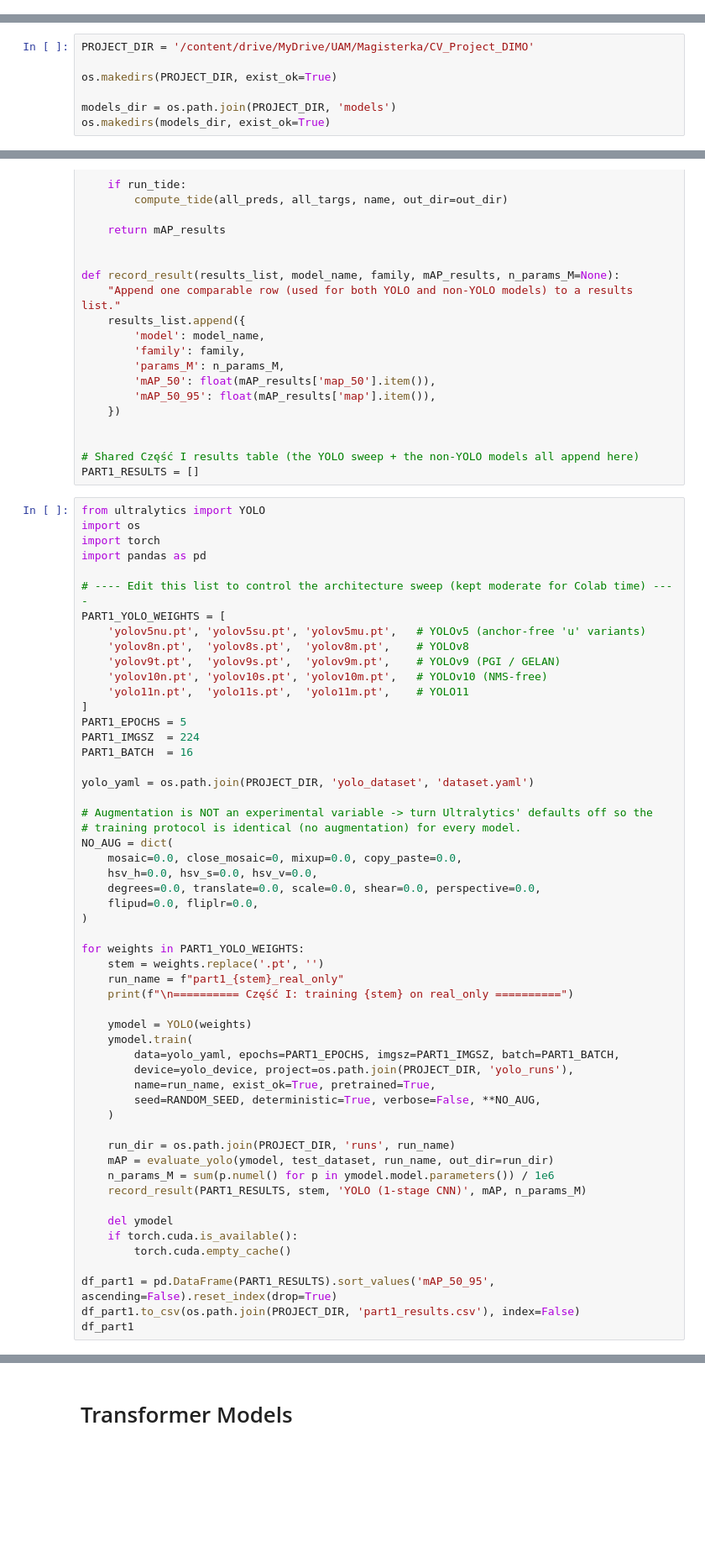
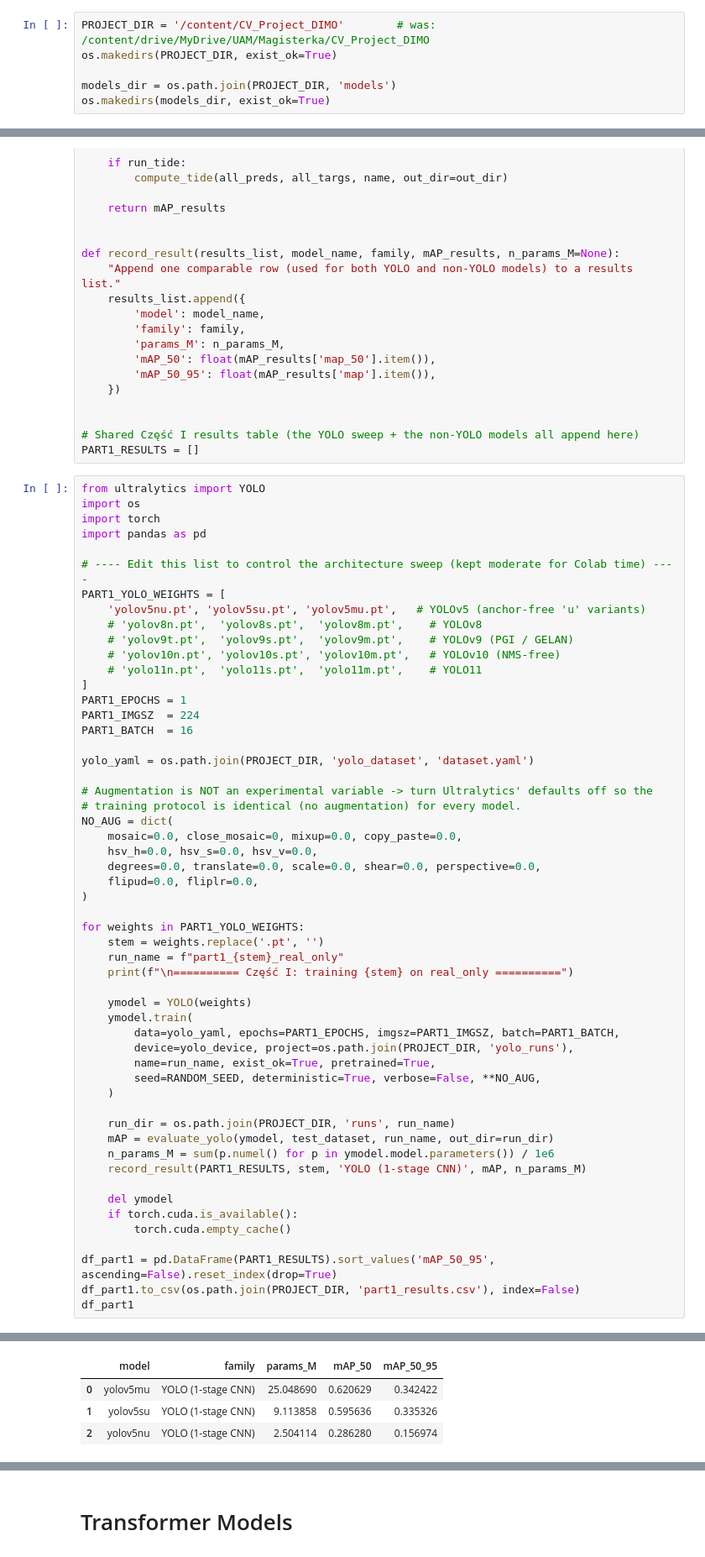
Before and after one commit to Eikthyrnir/uam-cv-sim-to-real-interpretability, a Jupyter notebook: DIMO_detection_pipeline.ipynb, the cells around one changed output, grey strips where cells are left out. Shown at 84% size. Cells and saved outputs as stored; diff of their text form; blank space fills up the shorter version.

Commit message:
use local COLAB storage and only save results archive to drive

```diff
--- a/DIMO_detection_pipeline.ipynb
+++ b/DIMO_detection_pipeline.ipynb
@@ -84,6 +84,12 @@ torch.manual_seed(RANDOM_SEED)
 <torch._C.Generator at 0x...>
 # %%
 device = torch.device('cuda') if torch.cuda.is_available() else torch.device('cpu')
+# %%
+PROJECT_DIR = '/content/CV_Project_DIMO'        # was: /content/drive/MyDrive/UAM/Magisterka/CV_Project_DIMO
+os.makedirs(PROJECT_DIR, exist_ok=True)
+
+models_dir = os.path.join(PROJECT_DIR, 'models')
+os.makedirs(models_dir, exist_ok=True)
 # %% [markdown]
 ## Step 1: Mount Google Drive
 To avoid downloading massive files every time your session disconnects, we can save the dataset to Google Drive (if you have enough space). Otherwise, you can use the local `/content/` storage, but remember it will be cleared after the session ends.
@@ -95,10 +101,3 @@ import os
 drive.mount('/content/drive')
 # %% [output]
 Mounted at /content/drive
-# %%
-PROJECT_DIR = '/content/drive/MyDrive/UAM/Magisterka/CV_Project_DIMO'
-
-os.makedirs(PROJECT_DIR, exist_ok=True)
-
-models_dir = os.path.join(PROJECT_DIR, 'models')
-os.makedirs(models_dir, exist_ok=True)
@@ -1564,12 +1605,12 @@ import pandas as pd
 # ---- Edit this list to control the architecture sweep (kept moderate for Colab time) ----
 PART1_YOLO_WEIGHTS = [
     'yolov5nu.pt', 'yolov5su.pt', 'yolov5mu.pt',   # YOLOv5 (anchor-free 'u' variants)
-    'yolov8n.pt',  'yolov8s.pt',  'yolov8m.pt',    # YOLOv8
-    'yolov9t.pt',  'yolov9s.pt',  'yolov9m.pt',    # YOLOv9 (PGI / GELAN)
-    'yolov10n.pt', 'yolov10s.pt', 'yolov10m.pt',   # YOLOv10 (NMS-free)
-    'yolo11n.pt',  'yolo11s.pt',  'yolo11m.pt',    # YOLO11
+    # 'yolov8n.pt',  'yolov8s.pt',  'yolov8m.pt',    # YOLOv8
+    # 'yolov9t.pt',  'yolov9s.pt',  'yolov9m.pt',    # YOLOv9 (PGI / GELAN)
+    # 'yolov10n.pt', 'yolov10s.pt', 'yolov10m.pt',   # YOLOv10 (NMS-free)
+    # 'yolo11n.pt',  'yolo11s.pt',  'yolo11m.pt',    # YOLO11
 ]
-PART1_EPOCHS = 5
+PART1_EPOCHS = 1
 PART1_IMGSZ  = 224
 PART1_BATCH  = 16
 
@@ -1609,3 +1650,4 @@ for weights in PART1_YOLO_WEIGHTS:
 df_part1 = pd.DataFrame(PART1_RESULTS).sort_values('mAP_50_95', ascending=False).reset_index(drop=True)
 df_part1.to_csv(os.path.join(PROJECT_DIR, 'part1_results.csv'), index=False)
 df_part1
+# %% [output]
@@ -1612,3 +1786,7 @@ df_part1
+|  | model | family | params_M | mAP_50 | mAP_50_95 |
+| 0 | yolov5mu | YOLO (1-stage CNN) | 25.048690 | 0.620629 | 0.342422 |
+| 1 | yolov5su | YOLO (1-stage CNN) | 9.113858 | 0.595636 | 0.335326 |
+| 2 | yolov5nu | YOLO (1-stage CNN) | 2.504114 | 0.286280 | 0.156974 |
 # %%
 import matplotlib.pyplot as plt
 import pandas as pd
```
Also changed, not shown: parts of 14 cells of this notebook.
